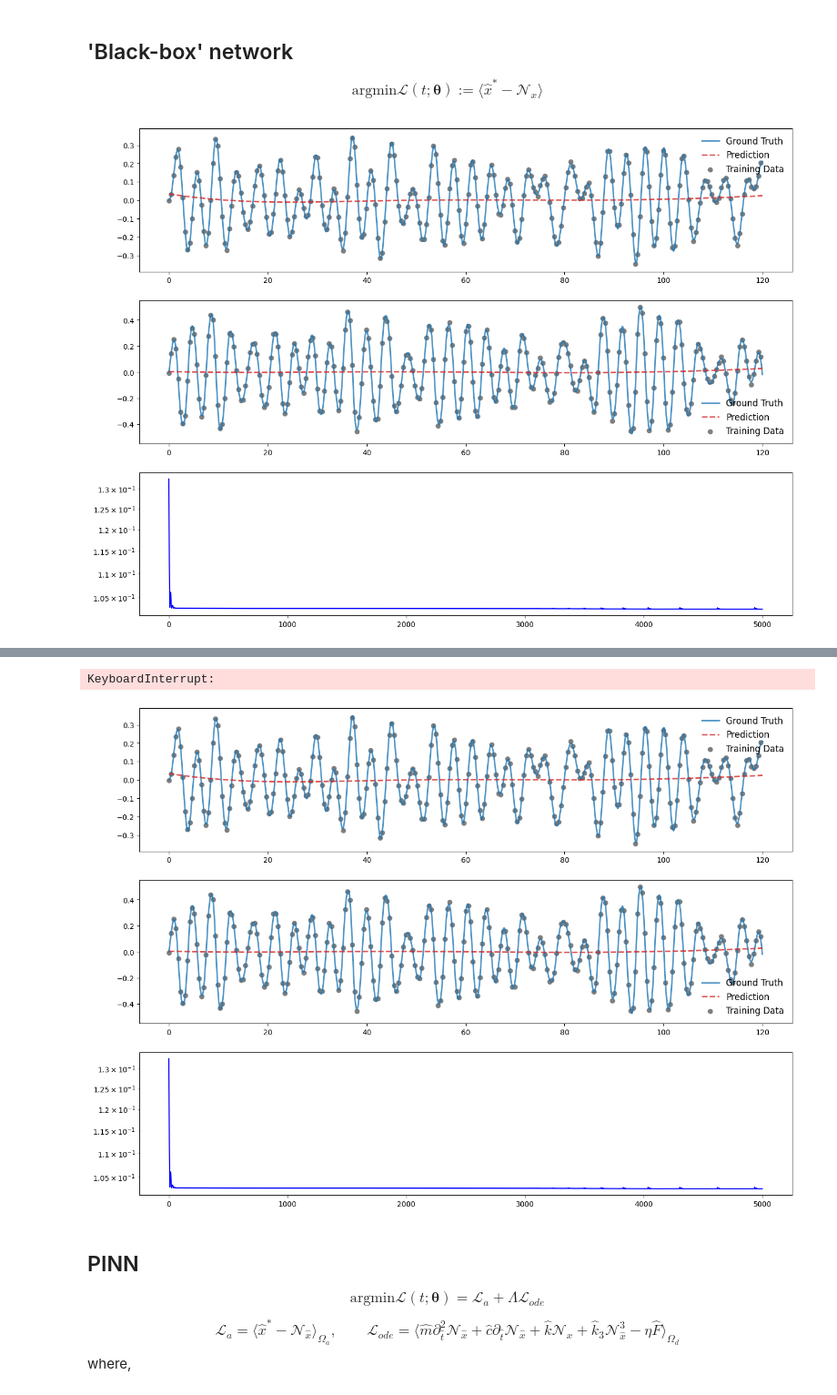
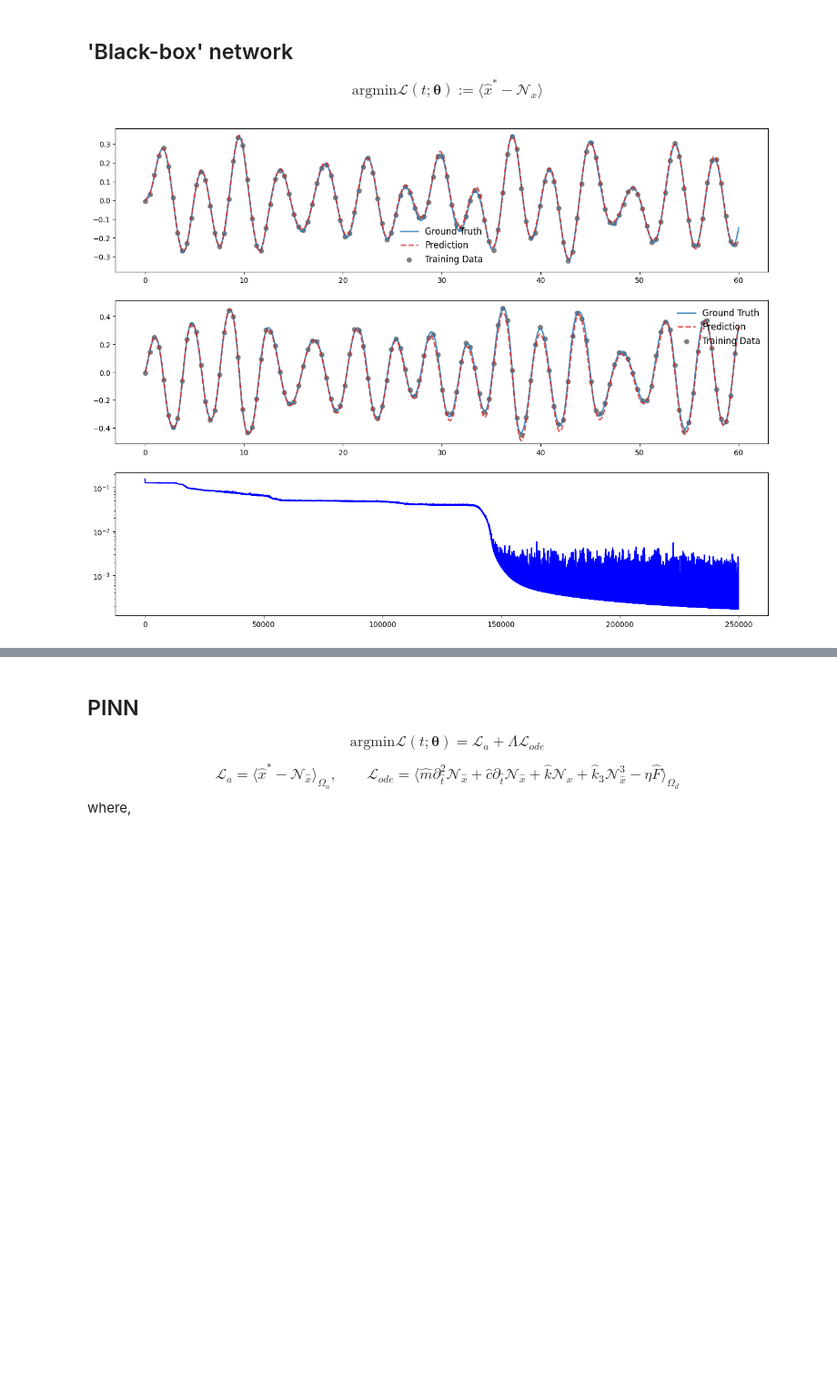
Before and after one commit to MarcusHA94/structural-dynamics-pinns, a Jupyter notebook: sdof_instance/sdof_forced_cubic_ss.ipynb, the cells around one changed output, grey strips where cells are left out. Shown at 91% size. Saved outputs shown, nothing was run; the diff lists cells and outputs as text; code cells hidden in the pictures; blank space fills up the shorter version.

```diff
--- a/sdof_instance/sdof_forced_cubic_ss.ipynb
+++ b/sdof_instance/sdof_forced_cubic_ss.ipynb
@@ -36,8 +33,8 @@ The autoreload extension is already loaded. To reload it, use:
 # %% [markdown]
 ### Generate Forcing
 # %%
-nt = 1024
-t = np.linspace(0,120,nt)
+nt = 512
+t = np.linspace(0,60,nt)
 
 # nt = 256
 # t = np.linspace(0,30,nt)
@@ -70,7 +67,7 @@ excitation = {
 #     "scale" :  "linear"
 # }
 
-F = generate_excitation(t, **excitation)
+F = generate_excitation(t, excitation)
 excitation["F"] = F.reshape(-1)
 
 ### Generate training and ground truth
@@ -100,7 +97,7 @@ gt_config = {
     "forcing" : excitation
 }
 
-x, v = sdof_solution(t, **gt_config)
+x, v = sdof_solution(t, gt_config)
 x_noisy = add_noise(x.view(-1,1), 0.02)
 v_noisy = add_noise(v.view(-1,1), 0.02)
 t = torch.tensor(t).view(-1,1).to(torch.float32)
@@ -193,32 +190,32 @@ def plot_loss_hist(ax,loss_hist):
     ax.set_yscale('log')
 
 # train standard neural network to fit training data
 torch.manual_seed(123)
-epochs = int(1000e3)
+epochs = int(250e3)
 bb_model = bbnn(1,2,32,4)
 optimizer = torch.optim.Adam(bb_model.parameters(),lr=5e-4)
 loss_hist = []
 fig, axs = plt.subplots(3,1,figsize=(16,12),facecolor='w')
 
 for i in tqdm(range(epochs)):
     optimizer.zero_grad()
     loss = bb_model.loss_func(t_data, z_data)
     loss_hist.append(loss.item())
     loss.backward()
     optimizer.step()
 
     # plot the result as training progresses
     if (i+1) % 5000 == 0:
 
         zpred = bb_model(t_hat).detach()
 
         plot_result(axs, t_hat, z_hat_gt, t_data, z_data, t_hat, zpred, alphas)
 
         plot_loss_hist(axs[2],loss_hist)
         display.clear_output(wait=True)
         display.display(plt.gcf())
         tqdma.write("Epoch : %d ---- Loss: %.2e" % (i+1,loss))
 
 display.clear_output()
 # %% [output]
-[figure, old version]
+[figure, new version]
@@ -226,2 +221,0 @@ Epoch : 5000 ---- Loss: 1.03e-01
-KeyboardInterrupt:
-[figure, removed]
```
Also changed, not shown: parts of 6 cells of this notebook, 19 other files.
